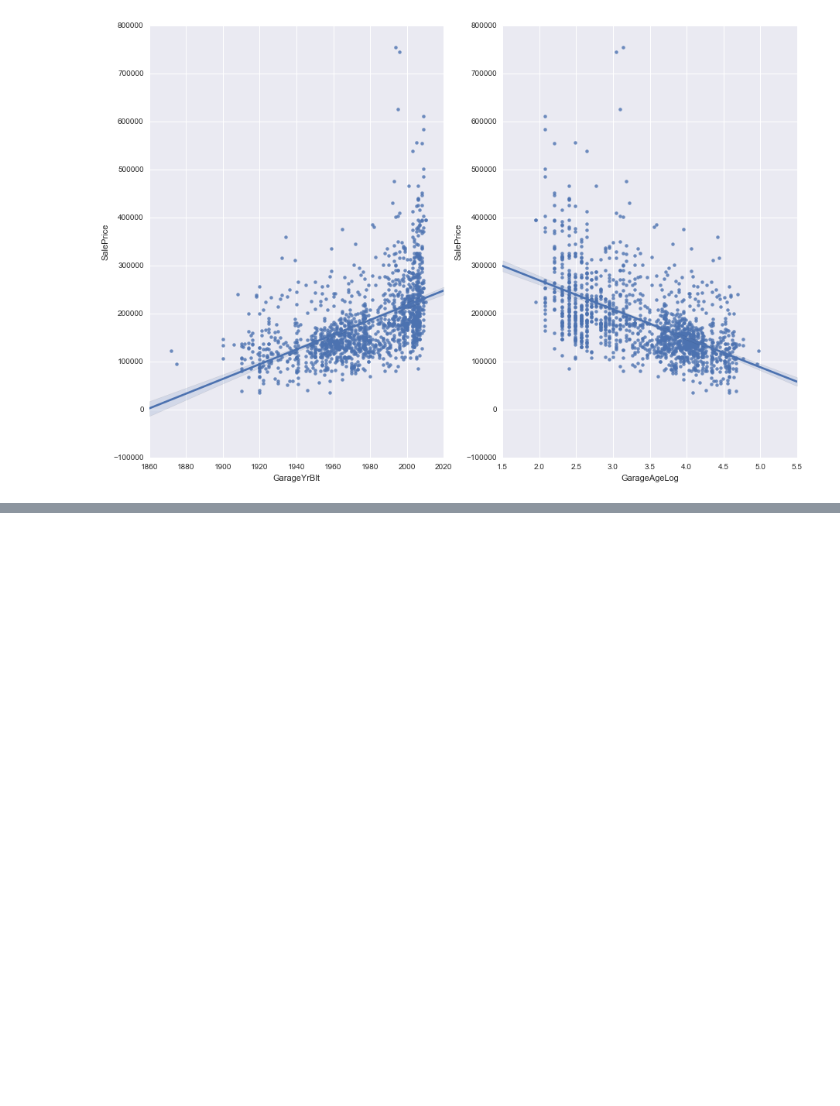
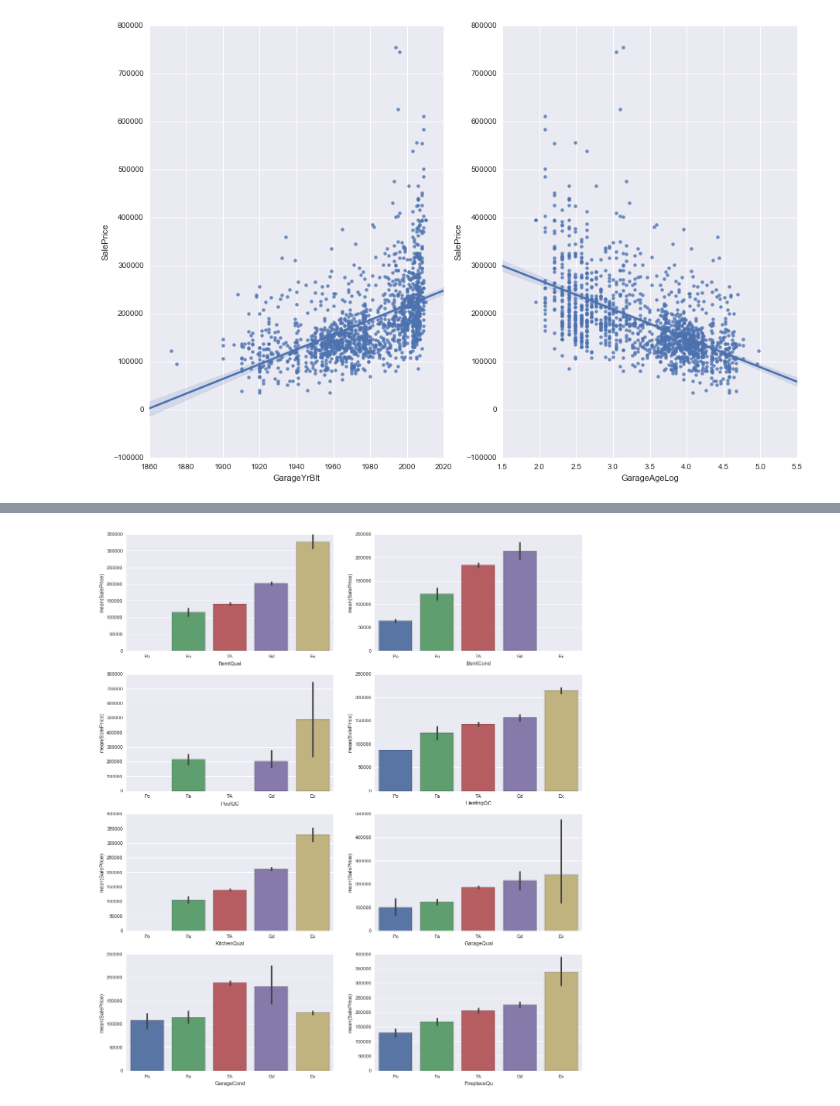
Before and after one commit to PhySci/ML_house_selling, a Jupyter notebook: Analisys.ipynb, the cells around one changed output, grey strips where cells are left out. Drawn from its saved outputs; the diff is of its cells as text; code cells hidden in the pictures; blank space fills up the shorter version.

```diff
--- a/Analisys.ipynb
+++ b/Analisys.ipynb
@@ -215,0 +261,9 @@ R^2 0.310547998585
+# %%
+fList = ['BsmtQual','BsmtCond','PoolQC','HeatingQC','KitchenQual','GarageQual','GarageCond','FireplaceQu','PoolQC'];
+order =['Po','Fa','TA','Gd','Ex'];
+plt.figure(figsize = [17,20])
+for ind in range(0,len(fList)-1):
+    plt.subplot(4,2, ind+1)
+    sns.barplot(x = fList[ind], y ="SalePrice",data = data,order = order)
+# %% [output]
+[figure, added]
```
Also changed, not shown: parts of 7 cells of this notebook, 1 other file.
